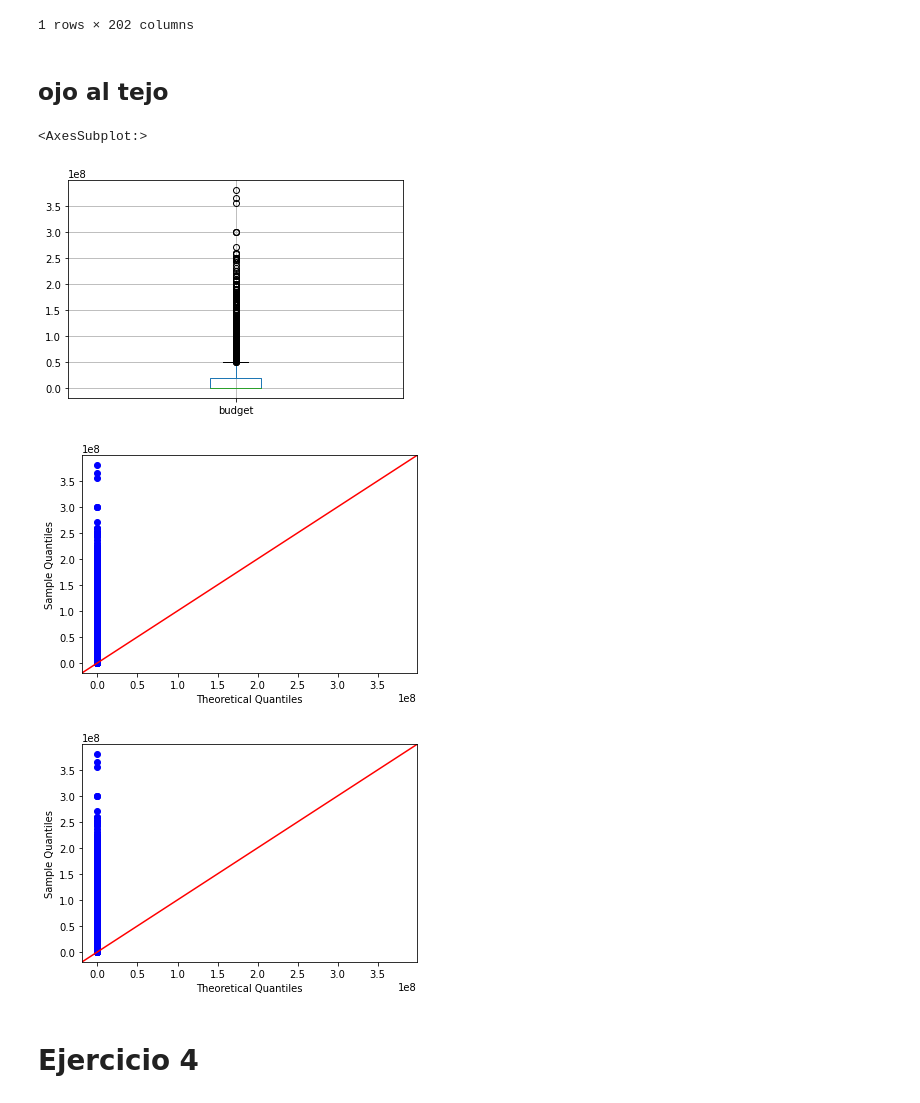
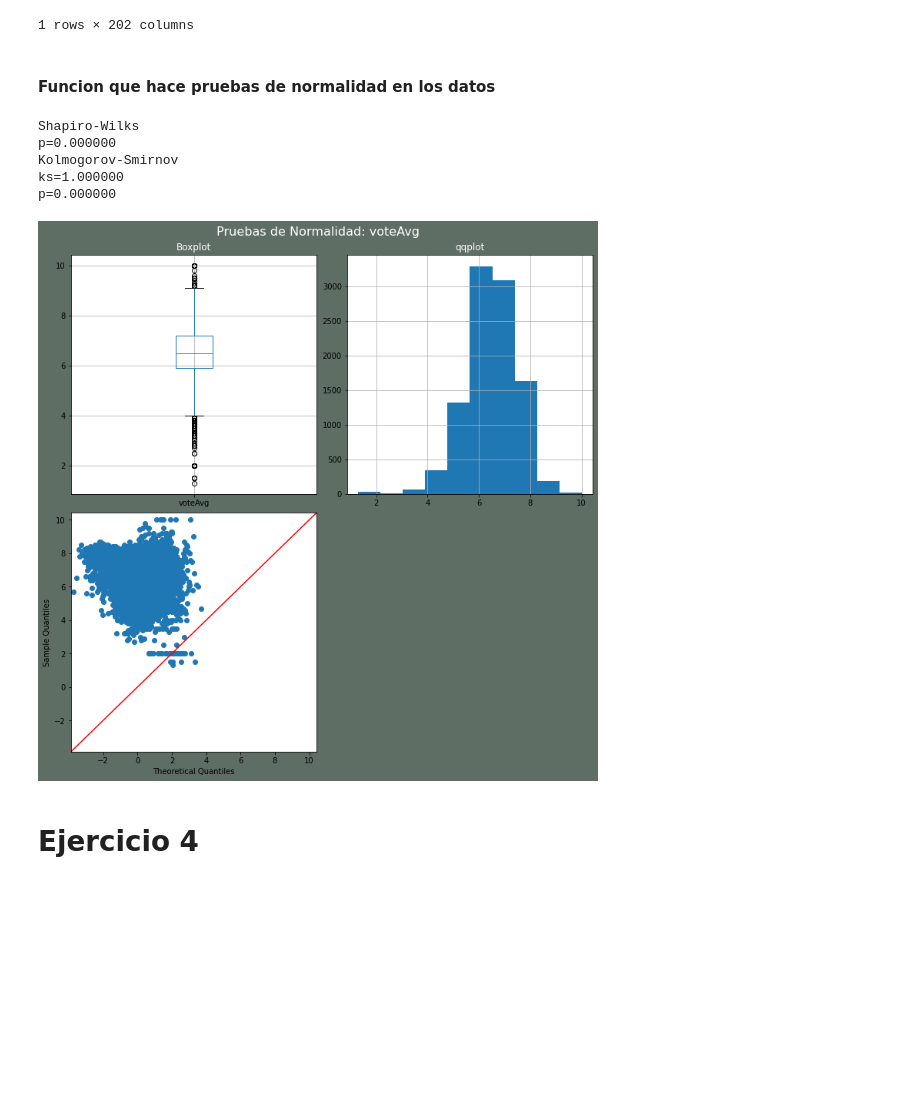
Before and after one commit to Carlos21122000/Analisis-Exploratorio, a Jupyter notebook: Hoja de Trabajo 1.ipynb, the cells around one changed output. Drawn from its saved outputs; the diff is of its cells as text; code cells hidden in the pictures; blank space fills up the shorter version.

Commit message:
funcion que calcula normalidades

```diff
--- a/Hoja de Trabajo 1.ipynb
+++ b/Hoja de Trabajo 1.ipynb
@@ -268,18 +268,48 @@ datos.actorsAmount.value_counts().to_frame().transpose()
 |  | 15 | 16 | 10 | 17 | 12 | 13 | 20 | 14 | 18 | 19 | ... | ... |
 | actorsAmount | 364 | 324 | 311 | 305 | 300 | 299 | 299 | 292 | 292 | 271 | ... | ... |
 1 rows × 202 columns
-# %% [markdown]
-## ojo al tejo
-# %%
-datos[["budget"]].boxplot()
-# %% [output]
-<AxesSubplot:>
-[figure, removed]
-# %%
-sm.qqplot(datos[['budget']],line='45')
-# %% [output]
-[figure, removed]
-[figure, removed]
+# %% [markdown]
+#### Funcion que hace pruebas de normalidad en los datos
+# %%
+def normalidad_datos(df,columna):
+    fig = plt.figure(figsize=(10,10),constrained_layout=True)
+    gs = fig.add_gridspec(nrows=2,ncols=2)
+    fig.suptitle('Pruebas de Normalidad: '+columna, fontsize=16, color='w')
+    fig.set_facecolor('#5e6e65')
+
+    ax1 = fig.add_subplot(gs[0,0])
+    df[[columna]].boxplot(ax=ax1)
+    #datos.budget.plot.kde(ax=ax1,secondary_y=True)
+    ax1.set_title('Boxplot',color='w')
+
+    ax2 = fig.add_subplot(gs[0,1])
+    df[[columna]].hist(ax=ax2)
+    #datos.revenue.plot.kde(ax=ax2,secondary_y=True)
+    ax2.set_title('hist',color='w')
+
+    ax3 = fig.add_subplot(gs[1,0])
+    sm.qqplot(df[[columna]],line='45',ax=ax3)
+    ax2.set_title('qqplot',color='w')
+
+    #preubas estadisticas
+    stat,p = stats.shapiro(df[[columna]].dropna())
+    print('Shapiro-Wilks')
+    print('p=%f'% p)
+
+    ks_statistic, p_value = stats.kstest(df[[columna]].dropna(), 'norm')
+    print('Kolmogorov-Smirnov')
+    print('ks=%f\np=%f'%(ks_statistic,p_value))
+
+    #diag.lilliefors(datos[["normalized_losses"]].dropna())
+# %%
+normalidad_datos(datos,'voteAvg')
+# %% [output]
+Shapiro-Wilks
+p=0.000000
+Kolmogorov-Smirnov
+ks=1.000000
+p=0.000000
+[figure, added]
 # %% [markdown]
 # Ejercicio 4
 # %% [markdown]
```
Also changed, not shown: parts of 8 cells of this notebook.
